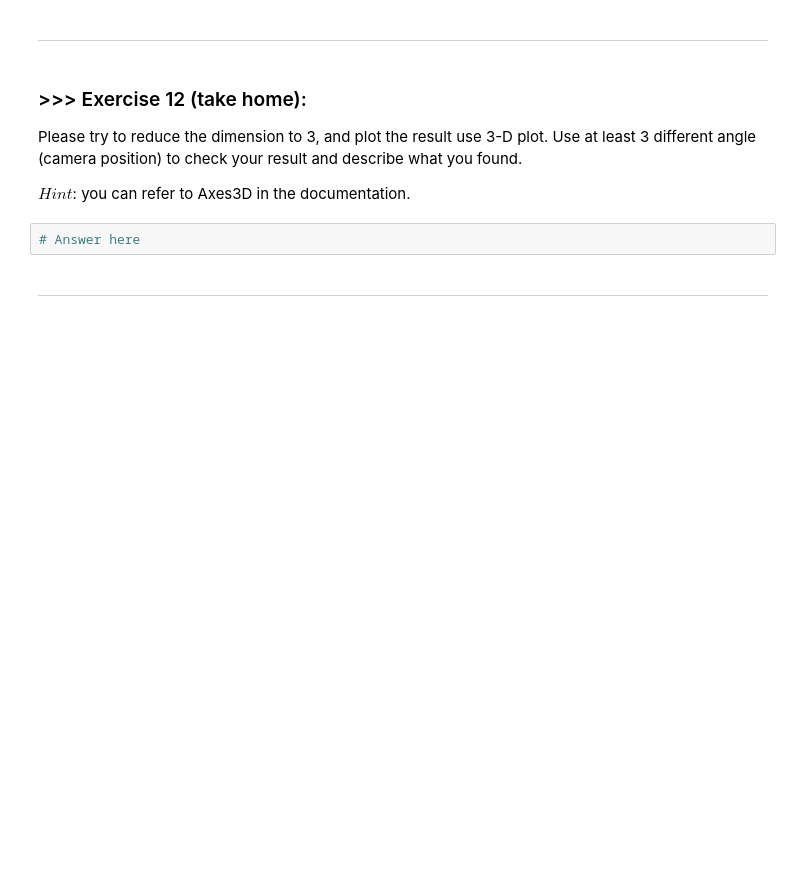
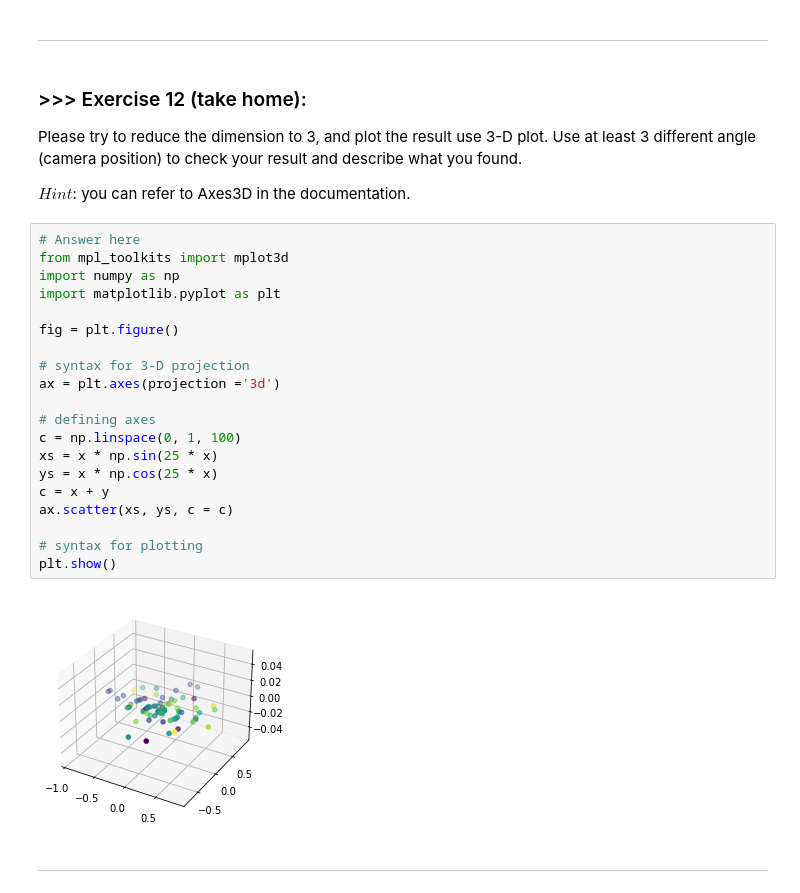
Before and after one commit to judylin0324/DM2022-Lab1-Homework-1, a Jupyter notebook: DM2022-Lab1-Master.ipynb, the cells around one changed output. Saved outputs shown, nothing was run; the diff lists cells and outputs as text; blank space fills up the shorter version.

```diff
--- a/DM2022-Lab1-Master.ipynb
+++ b/DM2022-Lab1-Master.ipynb
@@ -1051,8 +1064,28 @@ From the 2D visualization above, we can see a slight "hint of separation in the
 Please try to reduce the dimension to 3, and plot the result use 3-D plot. Use at least 3 different angle (camera position) to check your result and describe what you found.
 
 $Hint$: you can refer to Axes3D in the documentation.
-# %%
-# Answer here
+# %%
+# Answer here
+from mpl_toolkits import mplot3d
+import numpy as np
+import matplotlib.pyplot as plt
+
+fig = plt.figure()
+
+# syntax for 3-D projection
+ax = plt.axes(projection ='3d')
+
+# defining axes
+c = np.linspace(0, 1, 100)
+xs = x * np.sin(25 * x)
+ys = x * np.cos(25 * x)
+c = x + y
+ax.scatter(xs, ys, c = c)
+
+# syntax for plotting
+plt.show()
+# %% [output]
+[figure, added]
 # %% [markdown]
 ---
 # %% [markdown]
```
Also changed, not shown: parts of 15 cells of this notebook.
